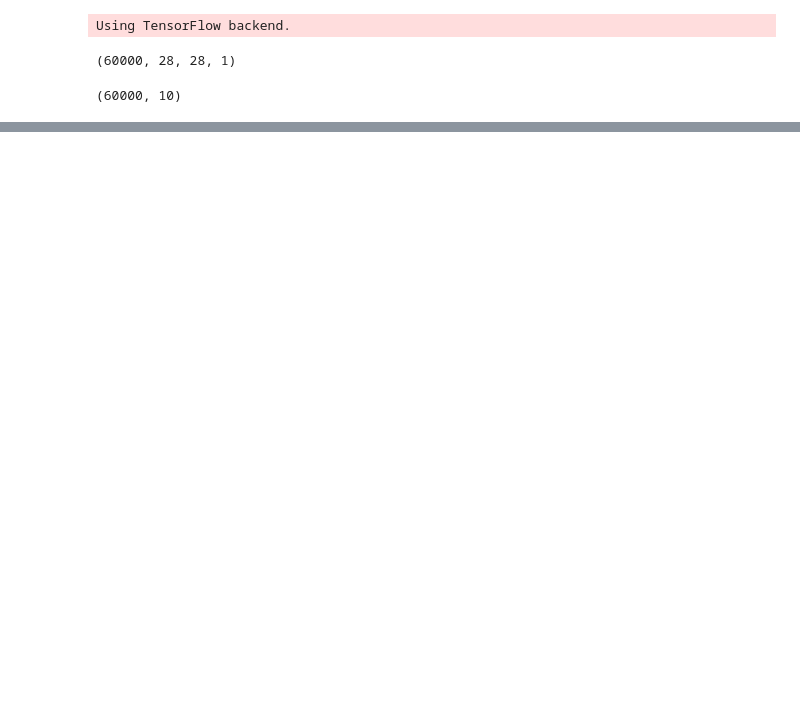
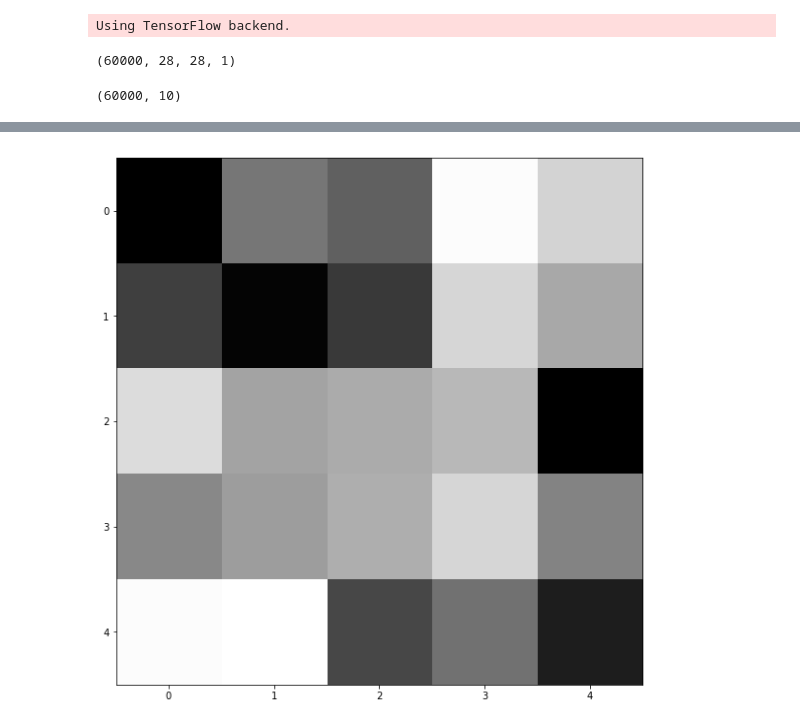
Before and after one commit to edublancas/trojan-defender, a Jupyter notebook: experiments/dataset-viz.ipynb, the cells around one changed output, grey strips where cells are left out. Cells and saved outputs as stored; diff of their text form; code cells hidden in the pictures; blank space fills up the shorter version.

Commit message:
function for generating grayscale patches and patching training datasets

```diff
--- a/experiments/dataset-viz.ipynb
+++ b/experiments/dataset-viz.ipynb
@@ -23,0 +27,5 @@ plot.grid(x_train)
+# %%
+a_patch = patch.make_random_grayscale(5, 5)
+plot.image(a_patch)
+# %% [output]
+[figure, added]
```
Also changed, not shown: parts of 4 cells of this notebook, 2 other files.
